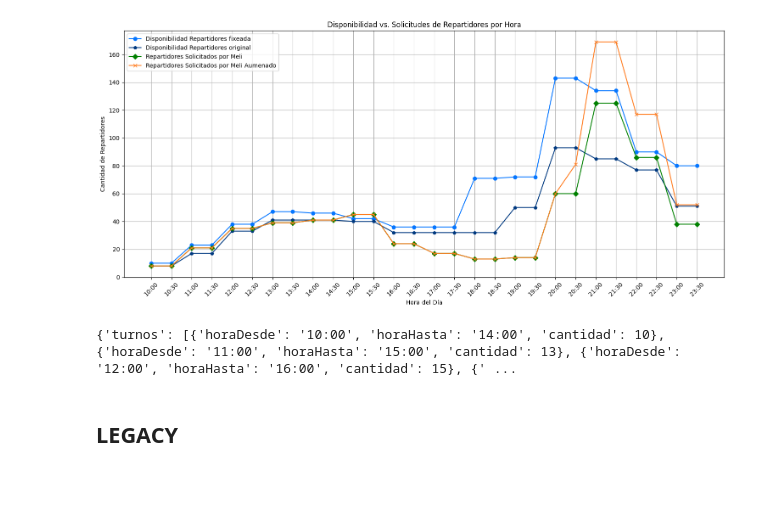
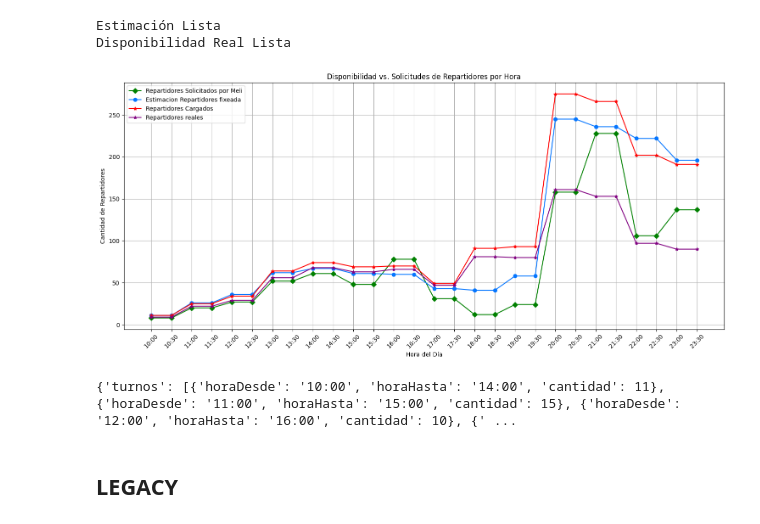
Before and after one commit to gastonmichelotti/EstimadorODS, a Jupyter notebook: TestMeli.ipynb, the cells around one changed output. Saved outputs shown, nothing was run; the diff lists cells and outputs as text; code cells hidden in the pictures; blank space fills up the shorter version.

```diff
--- a/TestMeli.ipynb
+++ b/TestMeli.ipynb
@@ -81,19 +105,25 @@ def Estimar2(fecha, duracion=4, incremento_pct=0, incremento_pct_meli=0, inicio_
 # %%
 import matplotlib.pyplot as plt
 
-def graficar_resultados(resultado,resultadooriginal):
+def graficar_resultados(resultado, reales, resultadooriginal = None):
     horarios = [f"{int(hora):02d}:{int((hora - int(hora)) * 60):02d}" for hora in np.arange(10, 24, 0.5)]
     disponibilidadFinal = resultado["disponibilidadFinal"]
-    disponibilidadOriginal = resultadooriginal["disponibilidadFinal"]
+
+    if resultadooriginal != None:
+        disponibilidadOriginal = resultadooriginal["disponibilidadFinal"]
     necesidadesMeli = resultado["necesidadesMeli"]
     necesidadesMeliAumentado = resultado["necesidadesMeliIncrementado"]
+    disponibilidadCargada = reales["TotalReservas"]
+    disponibilidadReal = reales["ReservasConLlegada"]
 
 
     plt.figure(figsize=(15, 7))
-    plt.plot(horarios, disponibilidadFinal, label='Disponibilidad Repartidores fixeada', marker='o', color = '#0576ff')
-    plt.plot(horarios, disponibilidadOriginal, label='Disponibilidad Repartidores original', marker='p', color = '#003980')
     plt.plot(horarios, necesidadesMeli[:len(horarios)], label='Repartidores Solicitados por Meli', marker='D', color = 'green')
-    plt.plot(horarios, necesidadesMeliAumentado[:len(horarios)], label='Repartidores Solicitados por Meli Aumenado', marker='x', color = '#ff7c1f')
+    # plt.plot(horarios, necesidadesMeliAumentado[:len(horarios)], label='Repartidores Solicitados por Meli Aumenado', marker='x', color = '#ff7c1f')
+    plt.plot(horarios, disponibilidadFinal, label='Estimacion Repartidores fixeada', marker='o', color = '#0576ff')
+    # plt.plot(horarios, disponibilidadOriginal, label='Disponibilidad Repartidores original', marker='p', color = '#003980')
+    plt.plot(horarios, disponibilidadCargada, label='Repartidores Cargados ', marker='*', color = 'red')
+    plt.plot(horarios, disponibilidadReal, label='Repartidores reales', marker='*', color = 'purple')
     plt.title('Disponibilidad vs. Solicitudes de Repartidores por Hora')
     plt.xlabel('Hora del Día')
     plt.ylabel('Cantidad de Repartidores')
@@ -103,16 +133,29 @@ def graficar_resultados(resultado,resultadooriginal):
     plt.tight_layout()
     plt.show()
 # %%
-def revisionMeli(fecha, duracion = 4, aumento = 0, aumentoDemanda = 0, aumentoDesde = 0):
+def revisionMeli(fecha, duracion = 4, aumento = 0, aumentoDemanda = 0, aumentoDesde = 0, verbose = True):
+
     estimacion = Estimar2(fecha, duracion, aumento, aumentoDemanda,aumentoDesde)
-    estimacion_original = Estimar2(fecha, duracion, 0, 0, 0)
-    graficar_resultados(estimacion, estimacion_original)
+    if verbose == True:
+        print("Estimación Lista")
+
+    # estimacion_original = Estimar2(fecha, duracion, 0, 0, 0)
+    # if verbose == True:
+    #     print("Estimación no fixeada Lista")
+
+    reales = RepasReales(fecha)
+    if verbose == True:
+        print("Disponibilidad Real Lista")
+
+    graficar_resultados(estimacion,reales)
     print( estimacion)
 # %%
-revisionMeli('13/02', 4, 10, 35, 21)
+revisionMeli('17/02', 4, 10, 35, 21)
 # %% [output]
+Estimación Lista
+Disponibilidad Real Lista
-[figure, old version]
+[figure, new version]
-{'turnos': [{'horaDesde': '10:00', 'horaHasta': '14:00', 'cantidad': 10}, {'horaDesde': '11:00', 'horaHasta': '15:00', 'cantidad': 13}, {'horaDesde': '12:00', 'horaHasta': '16:00', 'cantidad': 15}, {' ...
+{'turnos': [{'horaDesde': '10:00', 'horaHasta': '14:00', 'cantidad': 11}, {'horaDesde': '11:00', 'horaHasta': '15:00', 'cantidad': 15}, {'horaDesde': '12:00', 'horaHasta': '16:00', 'cantidad': 10}, {' ...
 # %% [markdown]
 ## LEGACY
 # %%
```
Also changed, not shown: parts of 1 cell of this notebook, 2 other files.
